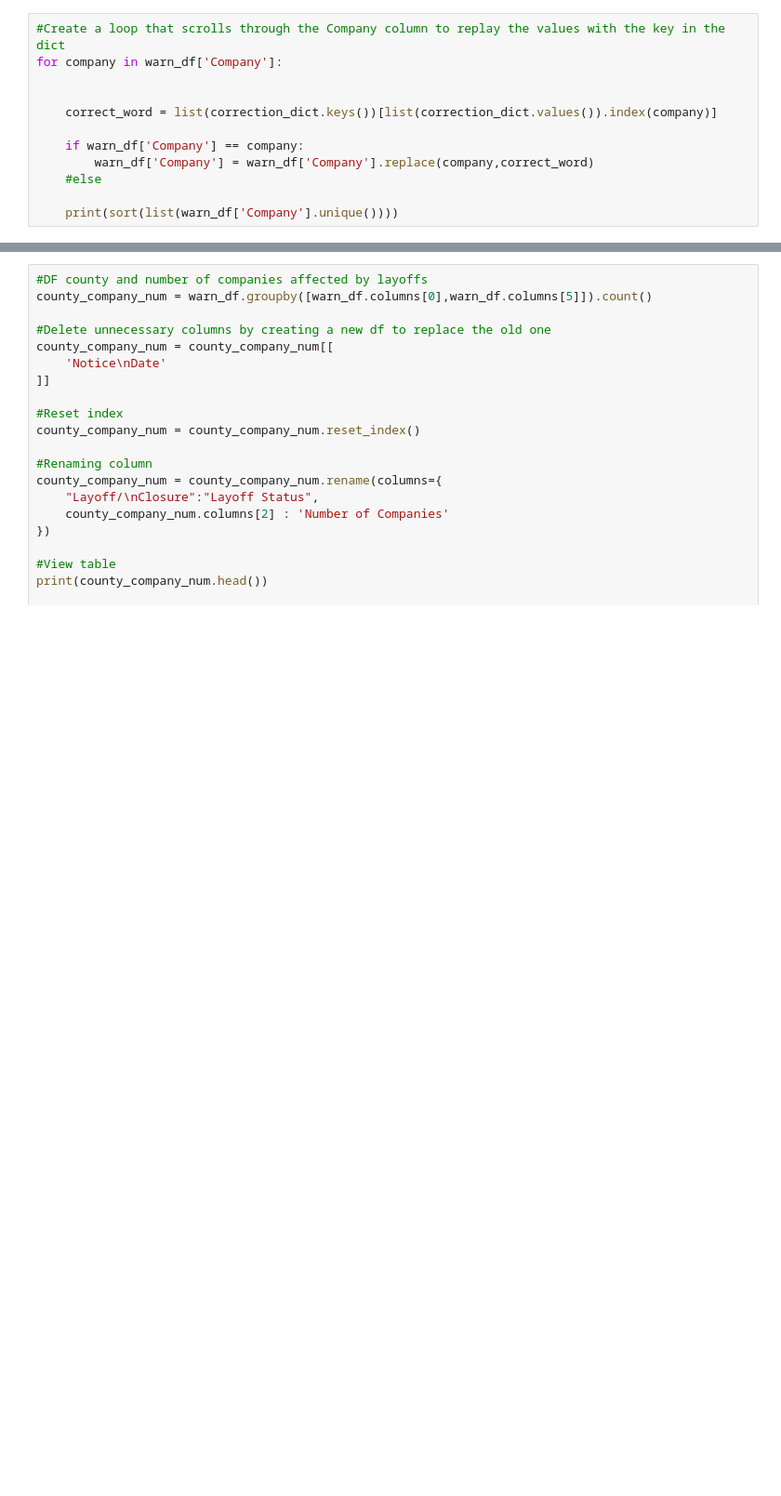
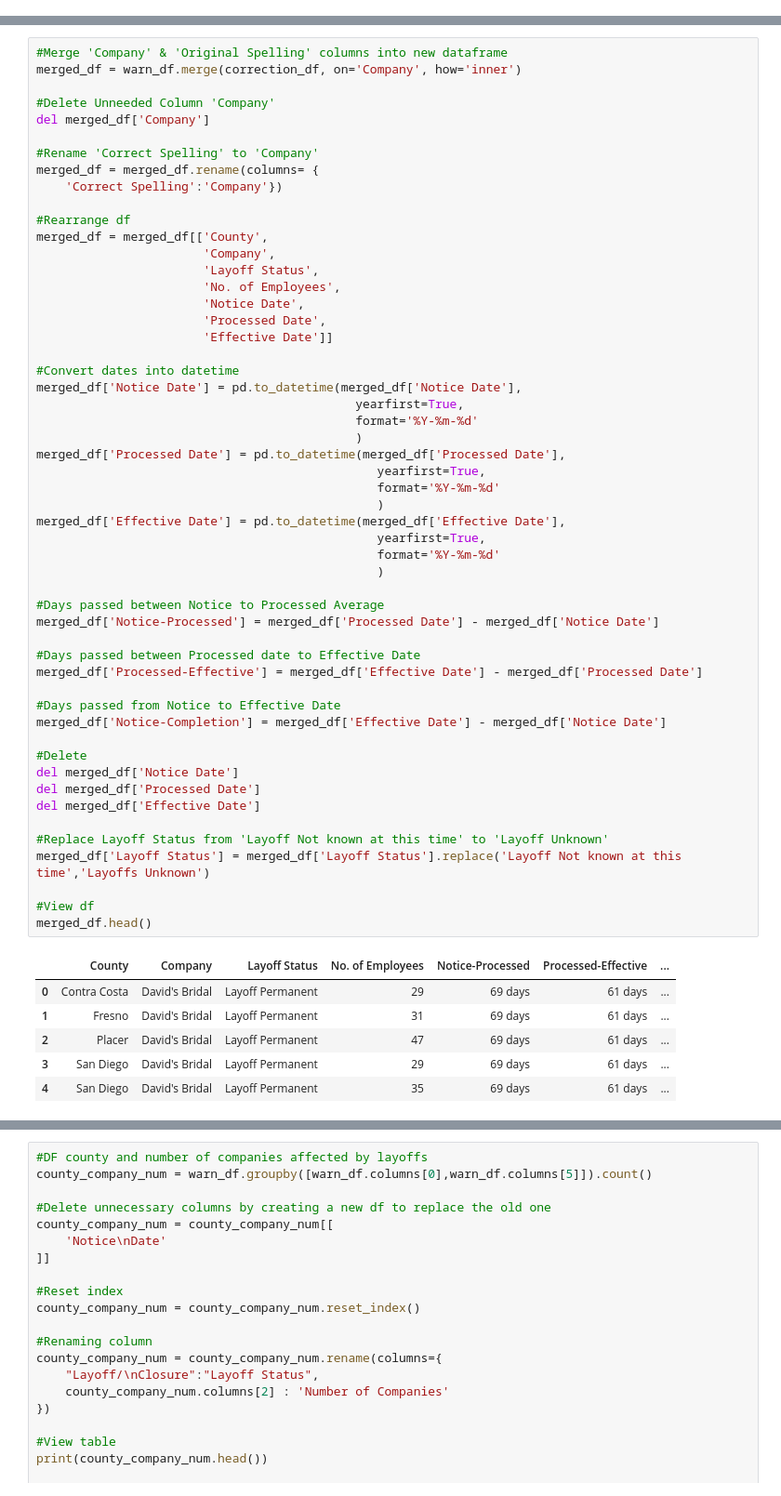
Before and after one commit to lleiva25/WARN-Notice-Analysis, a Jupyter notebook: Part 1 Clean Data copy.ipynb, the cells around one changed output, grey strips where cells are left out. Shown: that part at 93% size. Drawn from its saved outputs; the diff is of its cells as text; blank space fills up the shorter version.

```diff
--- a/Part 1 Clean Data copy.ipynb
+++ b/Part 1 Clean Data copy.ipynb
@@ -757,12 +755,0 @@ for company in warn_df['Company']:
-# %%
-#Create a loop that scrolls through the Company column to replay the values with the key in the dict
-for company in warn_df['Company']:
-
-
-    correct_word = list(correction_dict.keys())[list(correction_dict.values()).index(company)]
-
-    if warn_df['Company'] == company:
-        warn_df['Company'] = warn_df['Company'].replace(company,correct_word)
-    #else
-
-    print(sort(list(warn_df['Company'].unique())))
@@ -768,0 +758,60 @@ for company in warn_df['Company']:
+# %%
+#Merge 'Company' & 'Original Spelling' columns into new dataframe
+merged_df = warn_df.merge(correction_df, on='Company', how='inner')
+
+#Delete Unneeded Column 'Company'
+del merged_df['Company']
+
+#Rename 'Correct Spelling' to 'Company'
+merged_df = merged_df.rename(columns= {
+    'Correct Spelling':'Company'})
+
+#Rearrange df
+merged_df = merged_df[['County',
+                       'Company',
+                       'Layoff Status',
+                       'No. of Employees',
+                       'Notice Date',
+                       'Processed Date',
+                       'Effective Date']]
+
+#Convert dates into datetime
+merged_df['Notice Date'] = pd.to_datetime(merged_df['Notice Date'],
+                                            yearfirst=True,
+                                            format='%Y-%m-%d'
+                                            )
+merged_df['Processed Date'] = pd.to_datetime(merged_df['Processed Date'],
+                                               yearfirst=True,
+                                               format='%Y-%m-%d'
+                                               )
+merged_df['Effective Date'] = pd.to_datetime(merged_df['Effective Date'],
+                                               yearfirst=True,
+                                               format='%Y-%m-%d'
+                                               )
+
+#Days passed between Notice to Processed Average
+merged_df['Notice-Processed'] = merged_df['Processed Date'] - merged_df['Notice Date']
+
+#Days passed between Processed date to Effective Date
+merged_df['Processed-Effective'] = merged_df['Effective Date'] - merged_df['Processed Date']
+
+#Days passed from Notice to Effective Date
+merged_df['Notice-Completion'] = merged_df['Effective Date'] - merged_df['Notice Date']
+
+#Delete
+del merged_df['Notice Date']
+del merged_df['Processed Date']
+del merged_df['Effective Date']
+
+#Replace Layoff Status from 'Layoff Not known at this time' to 'Layoff Unknown'
+merged_df['Layoff Status'] = merged_df['Layoff Status'].replace('Layoff Not known at this time','Layoffs Unknown')
+
+#View df
+merged_df.head()
+# %% [output]
+|  | County | Company | Layoff Status | No. of Employees | Notice-Processed | Processed-Effective | ... |
+| 0 | Contra Costa | David's Bridal | Layoff Permanent | 29 | 69 days | 61 days | ... |
+| 1 | Fresno | David's Bridal | Layoff Permanent | 31 | 69 days | 61 days | ... |
+| 2 | Placer | David's Bridal | Layoff Permanent | 47 | 69 days | 61 days | ... |
+| 3 | San Diego | David's Bridal | Layoff Permanent | 29 | 69 days | 61 days | ... |
+| 4 | San Diego | David's Bridal | Layoff Permanent | 35 | 69 days | 61 days | ... |
```
Also changed, not shown: parts of 32 cells of this notebook, 1 other file.
